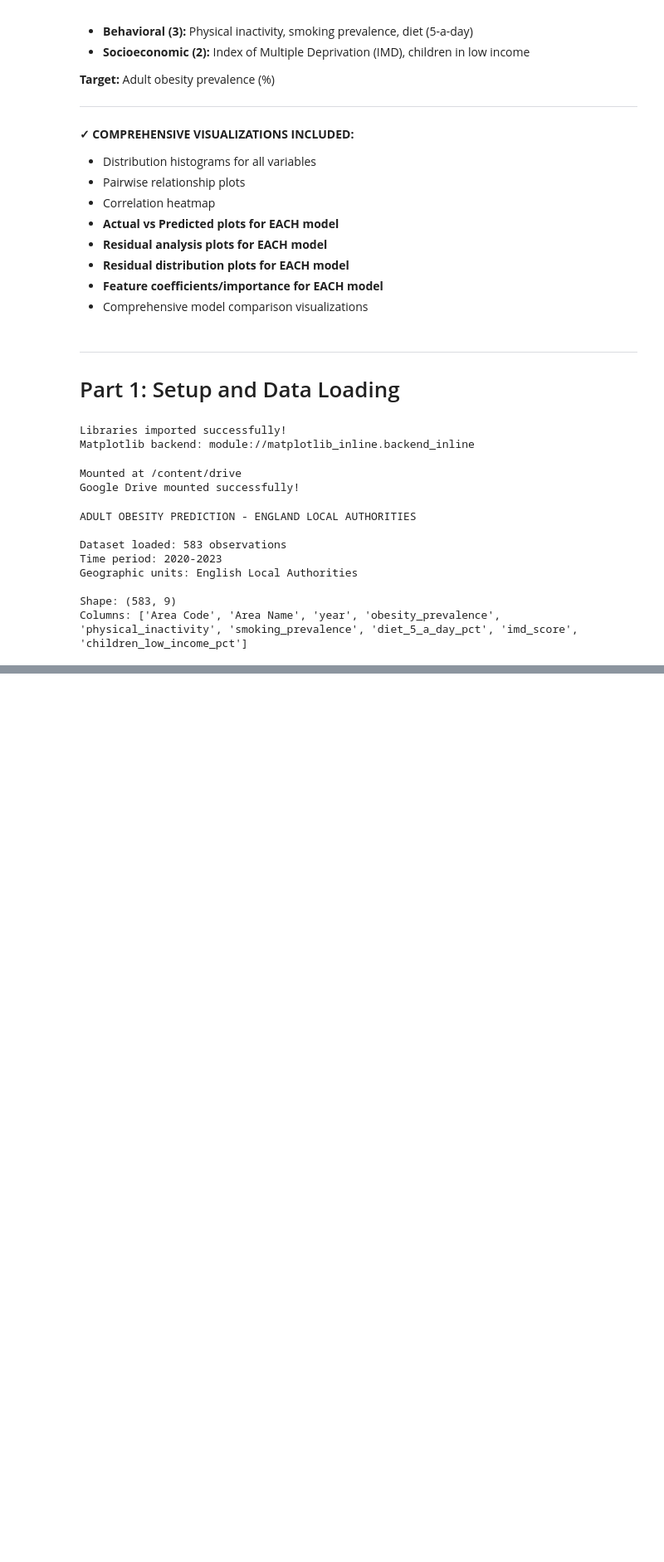
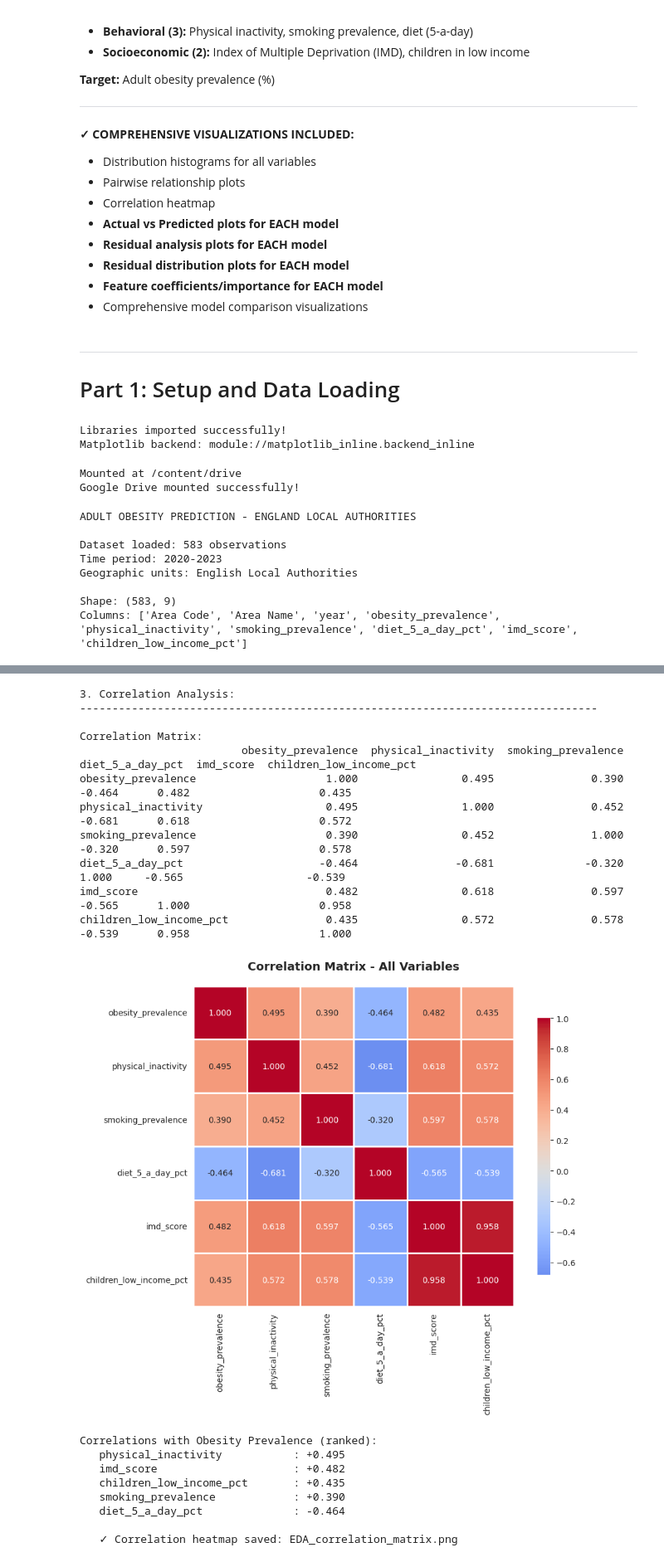
Before and after one commit to gabriel2lucky1990/adult-obesity-risk-modelling-england, a Jupyter notebook: Predicting_Obesity_From_Health_Behaviors_in_England.ipynb, the cells around one changed output, grey strips where cells are left out. Shown at 83% size. Saved outputs shown, nothing was run; the diff lists cells and outputs as text; code cells hidden in the pictures; blank space fills up the shorter version.

```diff
--- a/Predicting_Obesity_From_Health_Behaviors_in_England.ipynb
+++ b/Predicting_Obesity_From_Health_Behaviors_in_England.ipynb
@@ -141,0 +241,50 @@ Number of unique Local Authorities: 147
+# %%
+# Correlation Analysis
+
+print("\n3. Correlation Analysis:")
+print("-"*80)
+
+# Calculate correlation matrix
+correlation_matrix = df[plot_vars].corr()
+
+print("\nCorrelation Matrix:")
+print(correlation_matrix.round(3))
+
+# Create correlation heatmap
+plt.figure(figsize=(10, 8))
+sns.heatmap(correlation_matrix, annot=True, fmt='.3f', cmap='coolwarm',
+            center=0, square=True, linewidths=1, cbar_kws={"shrink": 0.8})
+plt.title('Correlation Matrix - All Variables', fontsize=14, fontweight='bold', pad=20)
+plt.tight_layout()
+plt.savefig('/content/drive/MyDrive/EDA_correlation_matrix.png', dpi=300, bbox_inches='tight')
+plt.show()
+
+# Correlations with obesity (target variable)
+print("\nCorrelations with Obesity Prevalence (ranked):")
+obesity_corr = correlation_matrix['obesity_prevalence'].sort_values(ascending=False)
+for var, corr in obesity_corr.items():
+    if var != 'obesity_prevalence':
+        print(f"   {var:30s}: {corr:+.3f}")
+
+print("\n   ✓ Correlation heatmap saved: EDA_correlation_matrix.png")
+# %% [output]
+3. Correlation Analysis:
+--------------------------------------------------------------------------------
+
+Correlation Matrix:
+                         obesity_prevalence  physical_inactivity  smoking_prevalence  diet_5_a_day_pct  imd_score  children_low_income_pct
+obesity_prevalence                    1.000                0.495               0.390            -0.464      0.482                    0.435
+physical_inactivity                   0.495                1.000               0.452            -0.681      0.618                    0.572
+smoking_prevalence                    0.390                0.452               1.000            -0.320      0.597                    0.578
+diet_5_a_day_pct                     -0.464               -0.681              -0.320             1.000     -0.565                   -0.539
+imd_score                             0.482                0.618               0.597            -0.565      1.000                    0.958
+children_low_income_pct               0.435                0.572               0.578            -0.539      0.958                    1.000
+[figure, added]
+Correlations with Obesity Prevalence (ranked):
+   physical_inactivity           : +0.495
+   imd_score                     : +0.482
+   children_low_income_pct       : +0.435
+   smoking_prevalence            : +0.390
+   diet_5_a_day_pct              : -0.464
+
+   ✓ Correlation heatmap saved: EDA_correlation_matrix.png
```
Also changed, not shown: parts of 6 cells of this notebook.
